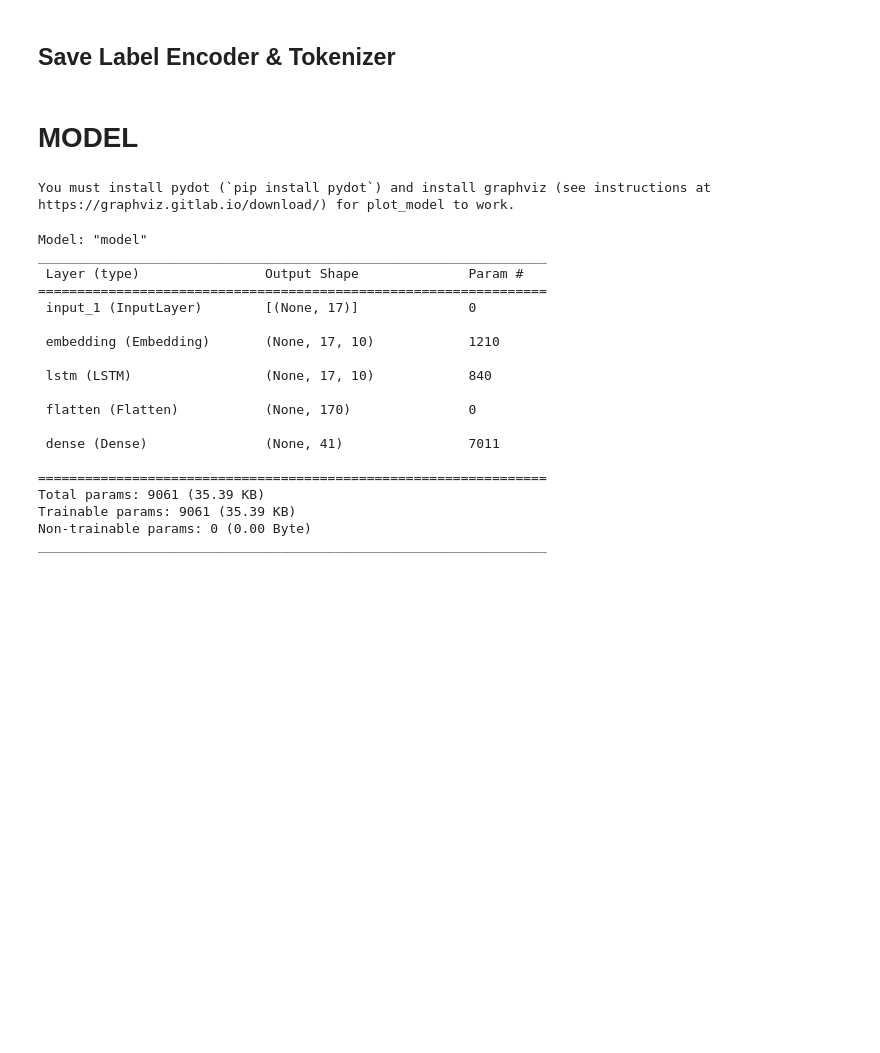
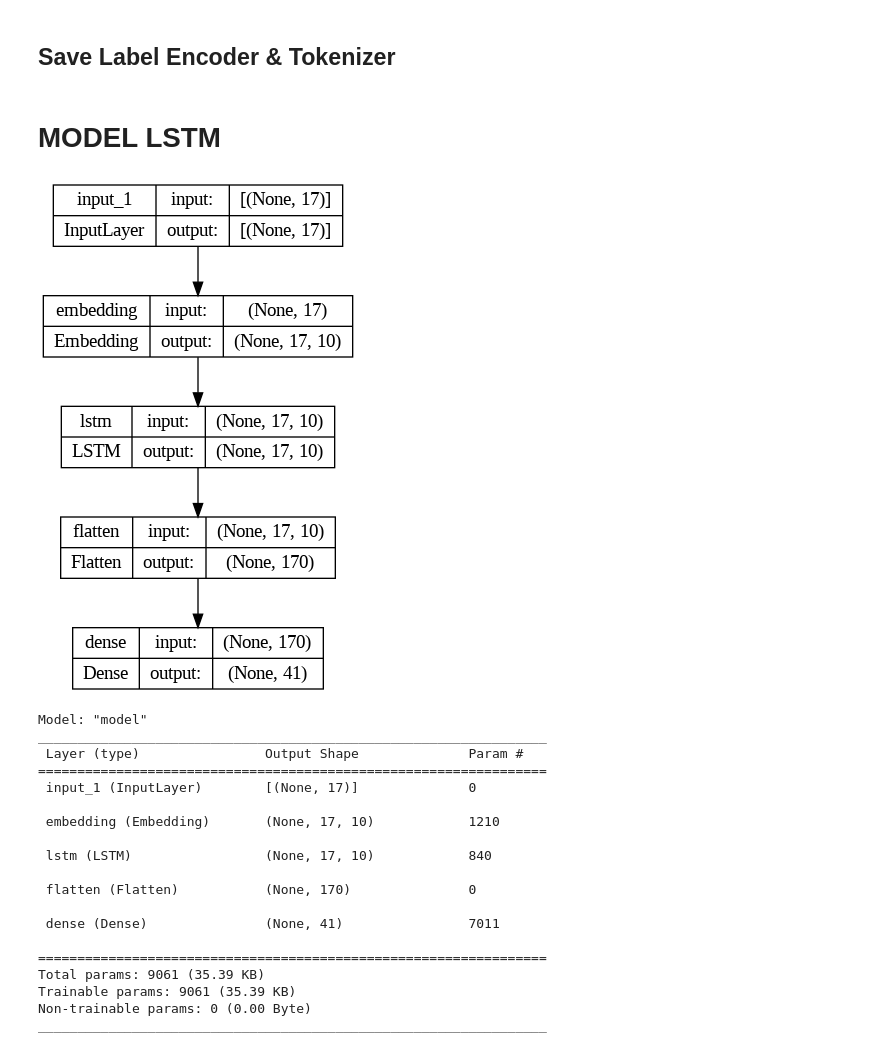
Before and after one commit to SriYanisaa/chatbot-kampus-merdeka-deep-learning, a Jupyter notebook: pra_pemrosesan.ipynb, the cells around one changed output. Cells and saved outputs as stored; diff of their text form; code cells hidden in the pictures; blank space fills up the shorter version.

```diff
--- a/pra_pemrosesan.ipynb
+++ b/pra_pemrosesan.ipynb
@@ -214,6 +212,6 @@ pickle.dump(classes, open('classes.pkl','wb'))
 pickle.dump(le, open('le.pkl','wb'))
 pickle.dump(tokenizer, open('tokenizers.pkl','wb'))
 # %% [markdown]
-# MODEL
+# MODEL LSTM
 # %%
 # Creating the model (Membuat Modelling)
@@ -229,7 +230,7 @@ model.compile(loss="sparse_categorical_crossentropy", optimizer='adam', metrics=
 # %%
 # Visualization Plot Architecture Model (Visualisasi Plot Arsitektur Model)
-plot_model(model, to_file='model_plot.png', show_shapes=True, show_layer_names=True)
+plot_model(model_lstm, to_file='model_plot.png', show_shapes=True, show_layer_names=True)
 # %% [output]
-You must install pydot (`pip install pydot`) and install graphviz (see instructions at https://graphviz.gitlab.io/download/) for plot_model to work.
+[figure, added]
 # %%
 # Menampilkan parameter pada model LSTM
```
Also changed, not shown: parts of 18 cells of this notebook.
